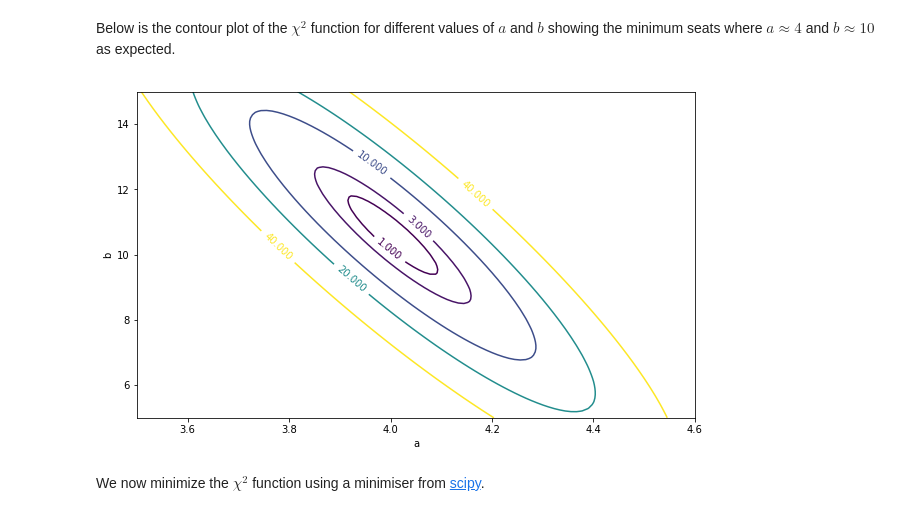
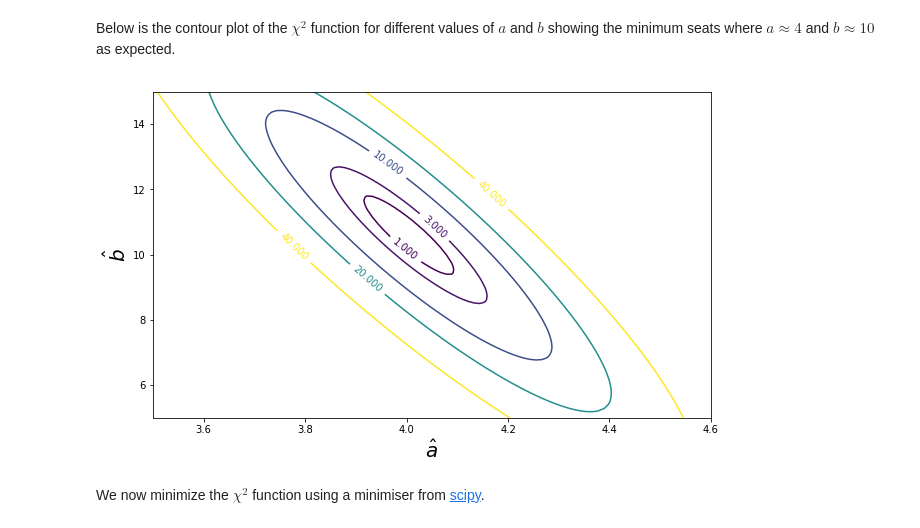
Before and after one commit to marinang/Selected-topics-in-nuclear-and-particle-physics, a Jupyter notebook: chi2_maximum_likelihood.ipynb, the cells around one changed output. Drawn from its saved outputs; the diff is of its cells as text; code cells hidden in the pictures.

```diff
--- a/chi2_maximum_likelihood.ipynb
+++ b/chi2_maximum_likelihood.ipynb
@@ -10,6 +10,7 @@ from IPython.display import display, Math
 # %%
 mpl.rcParams["figure.figsize"] = (10, 6)
 mpl.rcParams["legend.fontsize"] = 14
+mpl.rcParams["axes.labelsize"] = 20
 # %% [markdown]
 In this notebook we will show several ways to adjust model to a set of experimental data.
 # %% [markdown]
@@ -85,17 +86,17 @@ Below is the contour plot of the $\chi^2$ function for different values of $a$ a
 # %%
 from matplotlib import cm
 
 fig, ax = plt.subplots()
 
 an = np.linspace(3.5, 4.6, 100)
 bn = np.linspace(5.0, 15.0, 100)
 An, Bn = np.meshgrid(an, bn)
 CS = ax.contour(An, Bn, chi2(An, Bn) - np.min(chi2(An, Bn)), levels=[1, 3, 10, 20, 40])
-ax.set_xlabel("a")
-ax.set_ylabel("b")
+ax.set_xlabel("$\hat{a}$")
+ax.set_ylabel("$\hat{b}$")
 ax.clabel(CS, inline=1, fontsize=10);
 # %% [output]
-[figure, old version]
+[figure, new version]
 # %% [markdown]
 We now minimize the $\chi^2$ function using a minimiser from [scipy](https://docs.scipy.org/doc/scipy/reference/generated/scipy.optimize.minimize.html).
 # %%
```
Also changed, not shown: parts of 20 cells of this notebook.
